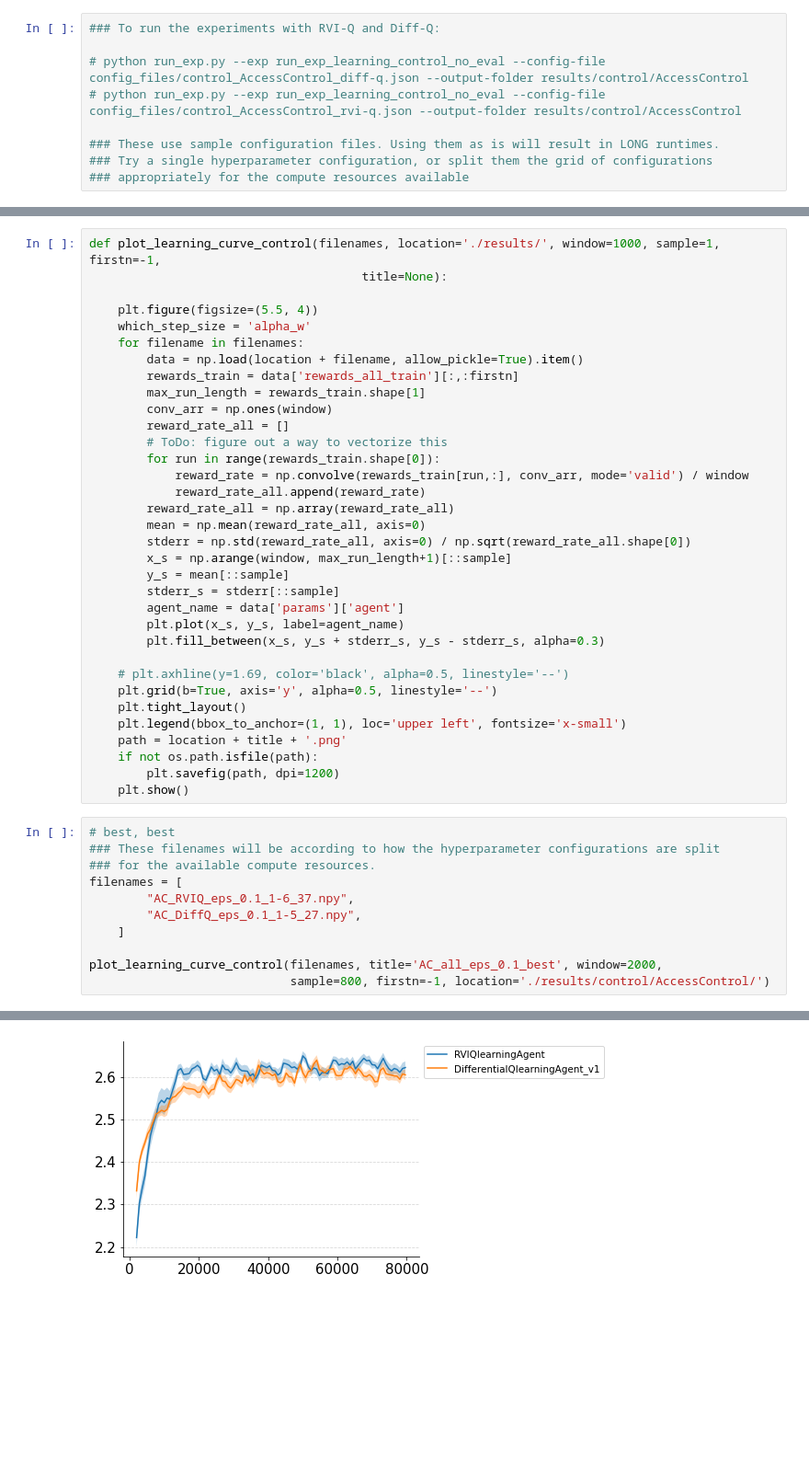
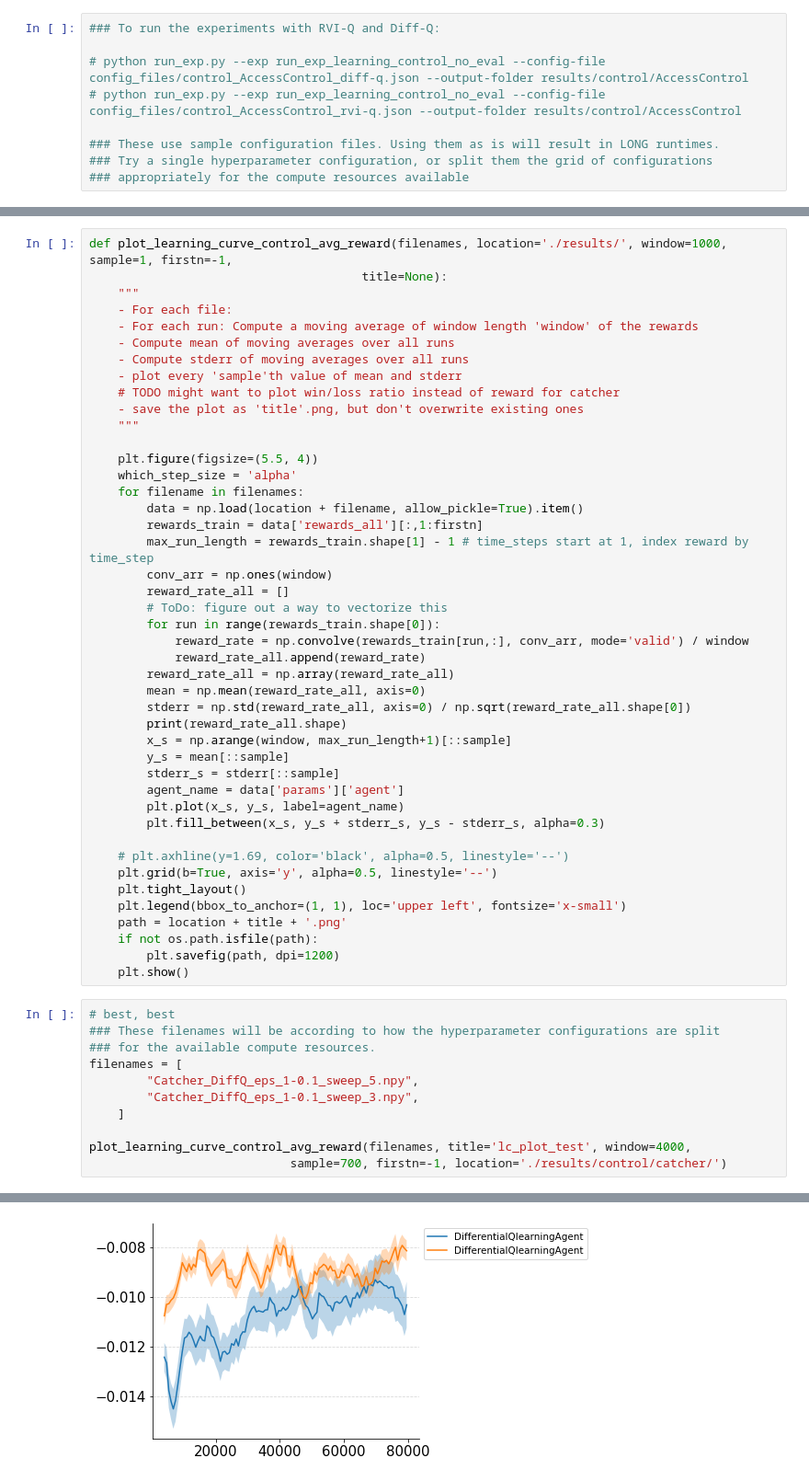
Before and after one commit to hexken/average-reward-benchmarking, a Jupyter notebook: control_exps.ipynb, the cells around one changed output, grey strips where cells are left out. Shown: that part at 92% size. Drawn from its saved outputs; the diff is of its cells as text; blank space fills up the shorter version.

Commit message:
plotting templates in control_exp.ipynb

```diff
--- a/control_exps.ipynb
+++ b/control_exps.ipynb
@@ -122,13 +132,22 @@ Filename  reference_state     alpha_w   Mean      Std. error
 # %%
-def plot_learning_curve_control(filenames, location='./results/', window=1000, sample=1, firstn=-1,
+def plot_learning_curve_control_avg_reward(filenames, location='./results/', window=1000, sample=1, firstn=-1,
                                       title=None):
+    """
+    - For each file:
+    - For each run: Compute a moving average of window length 'window' of the rewards
+    - Compute mean of moving averages over all runs
+    - Compute stderr of moving averages over all runs
+    - plot every 'sample'th value of mean and stderr
+    # TODO might want to plot win/loss ratio instead of reward for catcher
+    - save the plot as 'title'.png, but don't overwrite existing ones
+    """
 
     plt.figure(figsize=(5.5, 4))
-    which_step_size = 'alpha_w'
+    which_step_size = 'alpha'
     for filename in filenames:
         data = np.load(location + filename, allow_pickle=True).item()
-        rewards_train = data['rewards_all_train'][:,:firstn]
-        max_run_length = rewards_train.shape[1]
+        rewards_train = data['rewards_all'][:,1:firstn]
+        max_run_length = rewards_train.shape[1] - 1 # time_steps start at 1, index reward by time_step
         conv_arr = np.ones(window)
         reward_rate_all = []
         # ToDo: figure out a way to vectorize this
@@ -138,6 +157,7 @@ def plot_learning_curve_control(filenames, location='./results/', window=1000, s
         reward_rate_all = np.array(reward_rate_all)
         mean = np.mean(reward_rate_all, axis=0)
         stderr = np.std(reward_rate_all, axis=0) / np.sqrt(reward_rate_all.shape[0])
+        print(reward_rate_all.shape)
         x_s = np.arange(window, max_run_length+1)[::sample]
         y_s = mean[::sample]
         stderr_s = stderr[::sample]
@@ -158,10 +178,10 @@ def plot_learning_curve_control(filenames, location='./results/', window=1000, s
 ### These filenames will be according to how the hyperparameter configurations are split
 ### for the available compute resources.
 filenames = [
-        "AC_RVIQ_eps_0.1_1-6_37.npy",
-        "AC_DiffQ_eps_0.1_1-5_27.npy",
+        "Catcher_DiffQ_eps_1-0.1_sweep_5.npy",
+        "Catcher_DiffQ_eps_1-0.1_sweep_3.npy",
     ]
 
-plot_learning_curve_control(filenames, title='AC_all_eps_0.1_best', window=2000,
-                            sample=800, firstn=-1, location='./results/control/AccessControl/')
+plot_learning_curve_control_avg_reward(filenames, title='lc_plot_test', window=4000,
+                            sample=700, firstn=-1, location='./results/control/catcher/')
 # %% [output]
@@ -168 +190 @@ plot_learning_curve_control(filenames, title='AC_all_eps_0.1_best', window=2000,
-[figure, old version]
+[figure, new version]
```
Also changed, not shown: parts of 8 cells of this notebook, 3 other files.
